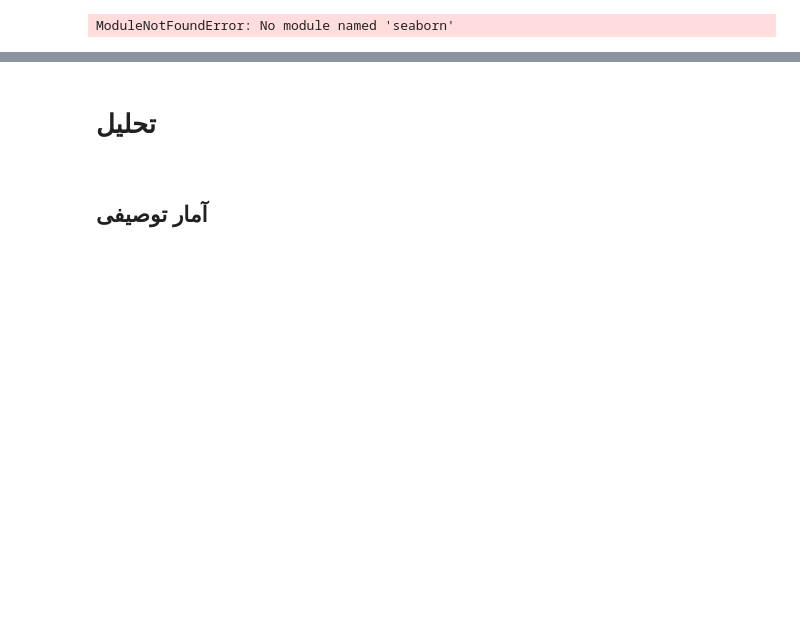
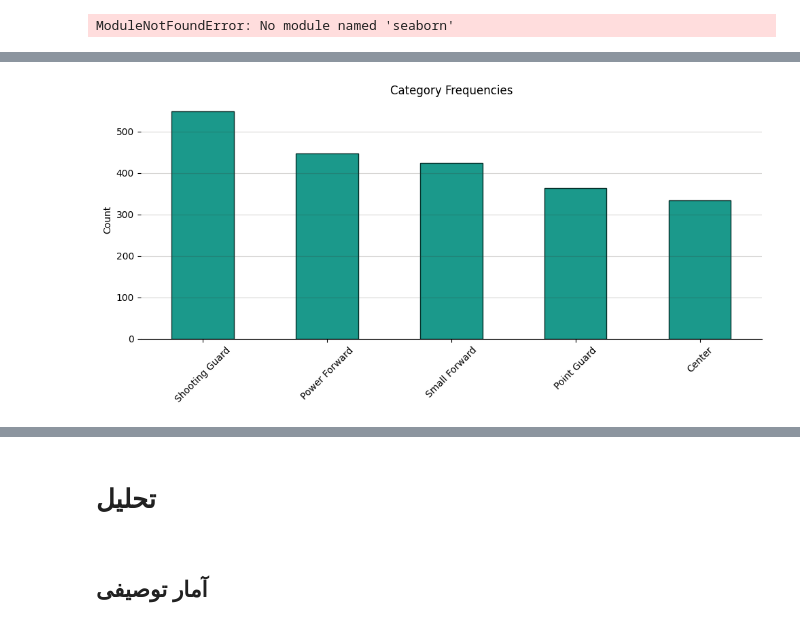
Before and after one commit to tajaddini/basketball-reference, a Jupyter notebook: notebooks/g1.ipynb, the cells around one changed output, grey strips where cells are left out. Cells and saved outputs as stored; diff of their text form; code cells hidden in the pictures; blank space fills up the shorter version.

```diff
--- a/notebooks/g1.ipynb
+++ b/notebooks/g1.ipynb
@@ -410,0 +606,42 @@ def violins(df: pd.DataFrame, x_name: str, y_name: str, split_on: str, inner='qu
+# %%
+def frequency_bars(data: pd.Series, n=None, min_quantile=None, min_n=None):
+    fig, ax  = plt.subplots(figsize=(10,5))
+    if min_quantile:
+        data = data[data >= data.quantile(1 - min_quantile)]
+    if min_n:
+        data = data[data >= min_n]
+    if n:
+        if len(data) > n:
+            data = data.head(n)
+
+    data.plot.bar(ax=ax, color='#1B998B', edgecolor='#052E29')
+    ax.spines[['top', 'left', 'right']].set_visible(False)
+    ax.set_ylabel('Count')
+    ax.tick_params(axis='x', rotation=45)
+    ax.set_title('Category Frequencies')
+    ax.grid(True, color='#3B322C', alpha=0.2, axis='y')
+    fig.tight_layout()
+# %%
+frequencies = dict()
+
+for pos in df_players[categoricals]["pos"]:
+    if pos:
+        if ',' in pos and ' and ' in  pos:
+            pos = pos.split(',')
+            pos = pos[:-2] + [pos[-1].replace(' and ', '')]
+        elif ' and ' in pos:
+            pos = pos.split(' and ')
+        else:
+            pos = [pos]
+
+        for p in pos:
+            if p in frequencies.keys():
+                frequencies[p] = frequencies[p] + 1
+            else:
+                frequencies[p] = 1
+
+data = pd.DataFrame.from_dict(frequencies, columns=['Frequency'], orient='index').sort_values(by='Frequency', ascending=False)['Frequency']
+# %%
+frequency_bars(data, min_n=2)
+# %% [output]
+[figure, added]
```
Also changed, not shown: parts of 46 cells of this notebook.
